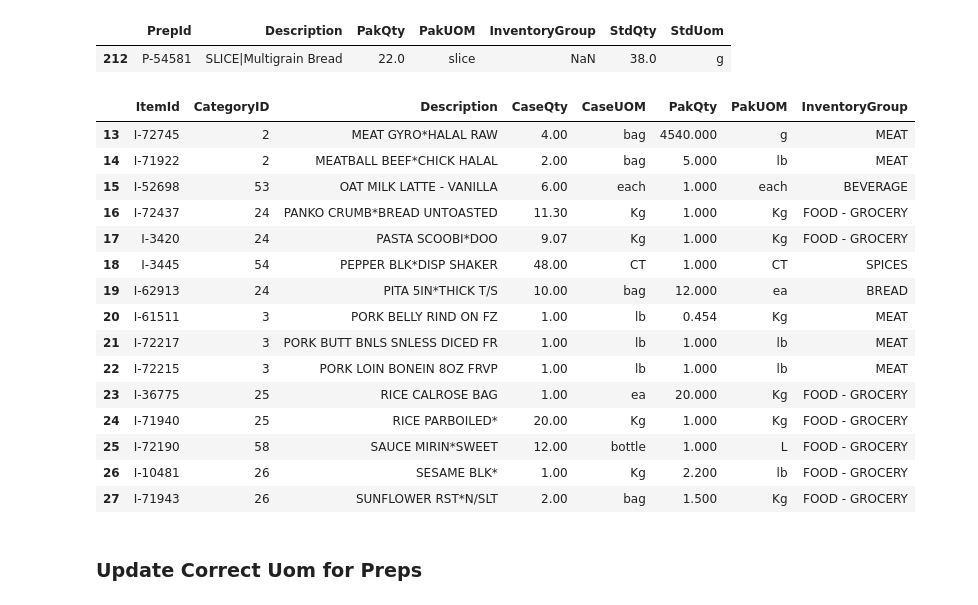
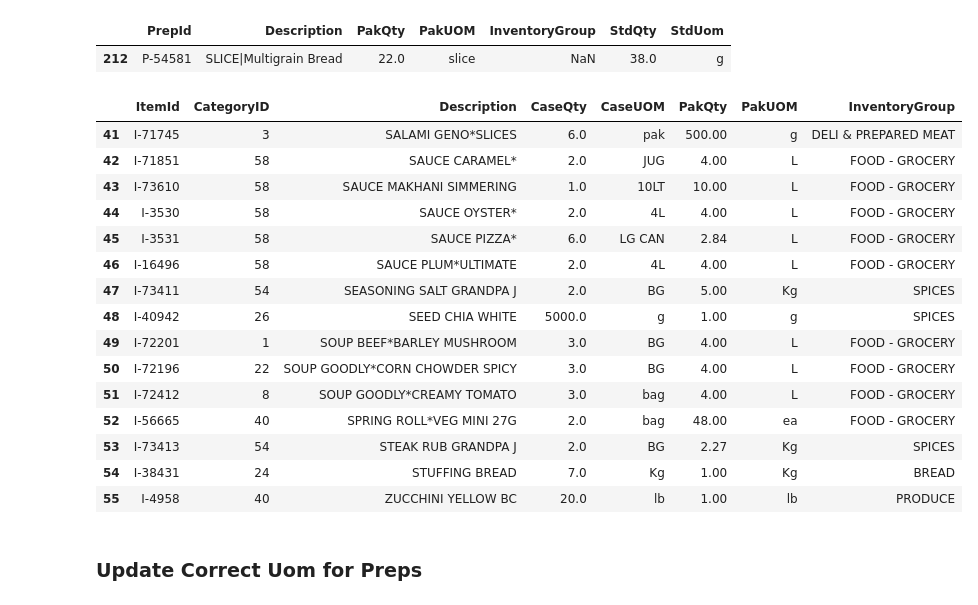
Before and after one commit to SEEDSProjects/CFFS_Label_2024_25, a Jupyter notebook: Notebooks_UBCFS/3_update_info_and_mapping.ipynb, the cells around one changed output. Drawn from its saved outputs; the diff is of its cells as text; code cells hidden in the pictures.

```diff
--- a/Notebooks_UBCFS/3_update_info_and_mapping.ipynb
+++ b/Notebooks_UBCFS/3_update_info_and_mapping.ipynb
@@ -239,25 +224,25 @@ Manual_PrepU.loc[Manual_PrepU["PrepId"] == "P-54581"]
 | 212 | P-54581 | SLICE|Multigrain Bread | 22.0 | slice | NaN | 38.0 | g |
 # %%
 # Select the file path for new items list with category id
-New_Items_Added = pd.read_csv("data/mapping/new items added/New_Items_2024/New_Items+Added_2024-08-09.csv")
+New_Items_Added = pd.read_csv("data/mapping/new items added/New_Items_2024/New_Items_Added_2024-08-13.csv")
 New_Items_Added.tail(15)
 # %% [output]
 |  | ItemId | CategoryID | Description | CaseQty | CaseUOM | PakQty | PakUOM | InventoryGroup |
-| 13 | I-72745 | 2 | MEAT GYRO*HALAL RAW | 4.00 | bag | 4540.000 | g | MEAT |
-| 14 | I-71922 | 2 | MEATBALL BEEF*CHICK HALAL | 2.00 | bag | 5.000 | lb | MEAT |
-| 15 | I-52698 | 53 | OAT MILK LATTE - VANILLA | 6.00 | each | 1.000 | each | BEVERAGE |
-| 16 | I-72437 | 24 | PANKO CRUMB*BREAD UNTOASTED | 11.30 | Kg | 1.000 | Kg | FOOD - GROCERY |
-| 17 | I-3420 | 24 | PASTA SCOOBI*DOO | 9.07 | Kg | 1.000 | Kg | FOOD - GROCERY |
-| 18 | I-3445 | 54 | PEPPER BLK*DISP SHAKER | 48.00 | CT | 1.000 | CT | SPICES |
-| 19 | I-62913 | 24 | PITA 5IN*THICK T/S | 10.00 | bag | 12.000 | ea | BREAD |
-| 20 | I-61511 | 3 | PORK BELLY RIND ON FZ | 1.00 | lb | 0.454 | Kg | MEAT |
-| 21 | I-72217 | 3 | PORK BUTT BNLS SNLESS DICED FR | 1.00 | lb | 1.000 | lb | MEAT |
-| 22 | I-72215 | 3 | PORK LOIN BONEIN 8OZ FRVP | 1.00 | lb | 1.000 | lb | MEAT |
-| 23 | I-36775 | 25 | RICE CALROSE BAG | 1.00 | ea | 20.000 | Kg | FOOD - GROCERY |
-| 24 | I-71940 | 25 | RICE PARBOILED* | 20.00 | Kg | 1.000 | Kg | FOOD - GROCERY |
-| 25 | I-72190 | 58 | SAUCE MIRIN*SWEET | 12.00 | bottle | 1.000 | L | FOOD - GROCERY |
-| 26 | I-10481 | 26 | SESAME BLK* | 1.00 | Kg | 2.200 | lb | FOOD - GROCERY |
-| 27 | I-71943 | 26 | SUNFLOWER RST*N/SLT | 2.00 | bag | 1.500 | Kg | FOOD - GROCERY |
+| 41 | I-71745 | 3 | SALAMI GENO*SLICES | 6.0 | pak | 500.00 | g | DELI & PREPARED MEAT |
+| 42 | I-71851 | 58 | SAUCE CARAMEL* | 2.0 | JUG | 4.00 | L | FOOD - GROCERY |
+| 43 | I-73610 | 58 | SAUCE MAKHANI SIMMERING | 1.0 | 10LT | 10.00 | L | FOOD - GROCERY |
+| 44 | I-3530 | 58 | SAUCE OYSTER* | 2.0 | 4L | 4.00 | L | FOOD - GROCERY |
+| 45 | I-3531 | 58 | SAUCE PIZZA* | 6.0 | LG CAN | 2.84 | L | FOOD - GROCERY |
+| 46 | I-16496 | 58 | SAUCE PLUM*ULTIMATE | 2.0 | 4L | 4.00 | L | FOOD - GROCERY |
+| 47 | I-73411 | 54 | SEASONING SALT GRANDPA J | 2.0 | BG | 5.00 | Kg | SPICES |
+| 48 | I-40942 | 26 | SEED CHIA WHITE | 5000.0 | g | 1.00 | g | SPICES |
+| 49 | I-72201 | 1 | SOUP BEEF*BARLEY MUSHROOM | 3.0 | BG | 4.00 | L | FOOD - GROCERY |
+| 50 | I-72196 | 22 | SOUP GOODLY*CORN CHOWDER SPICY | 3.0 | BG | 4.00 | L | FOOD - GROCERY |
+| 51 | I-72412 | 8 | SOUP GOODLY*CREAMY TOMATO | 3.0 | bag | 4.00 | L | FOOD - GROCERY |
+| 52 | I-56665 | 40 | SPRING ROLL*VEG MINI 27G | 2.0 | bag | 48.00 | ea | FOOD - GROCERY |
+| 53 | I-73413 | 54 | STEAK RUB GRANDPA J | 2.0 | BG | 2.27 | Kg | SPICES |
+| 54 | I-38431 | 24 | STUFFING BREAD | 7.0 | Kg | 1.00 | Kg | BREAD |
+| 55 | I-4958 | 40 | ZUCCHINI YELLOW BC | 20.0 | lb | 1.00 | lb | PRODUCE |
 # %%
 # Import list of items that adjusted GHGe factor manually
 # Manual_Factor = pd.read_csv(os.path.join(os.getcwd(), "data", "mapping", "Manual_Adjust_Factors.csv"))
```
Also changed, not shown: parts of 15 cells of this notebook, 3 other files.
